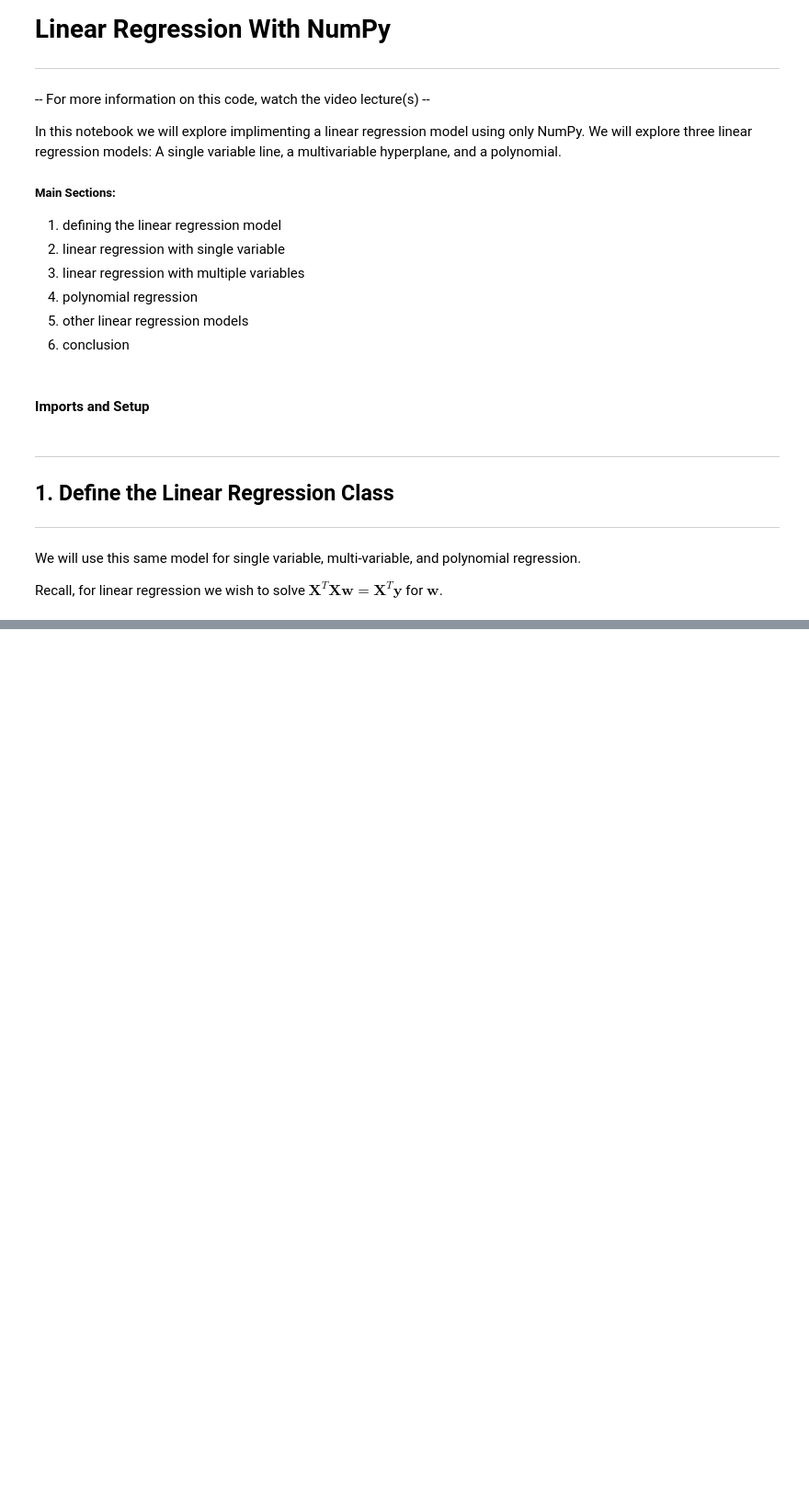
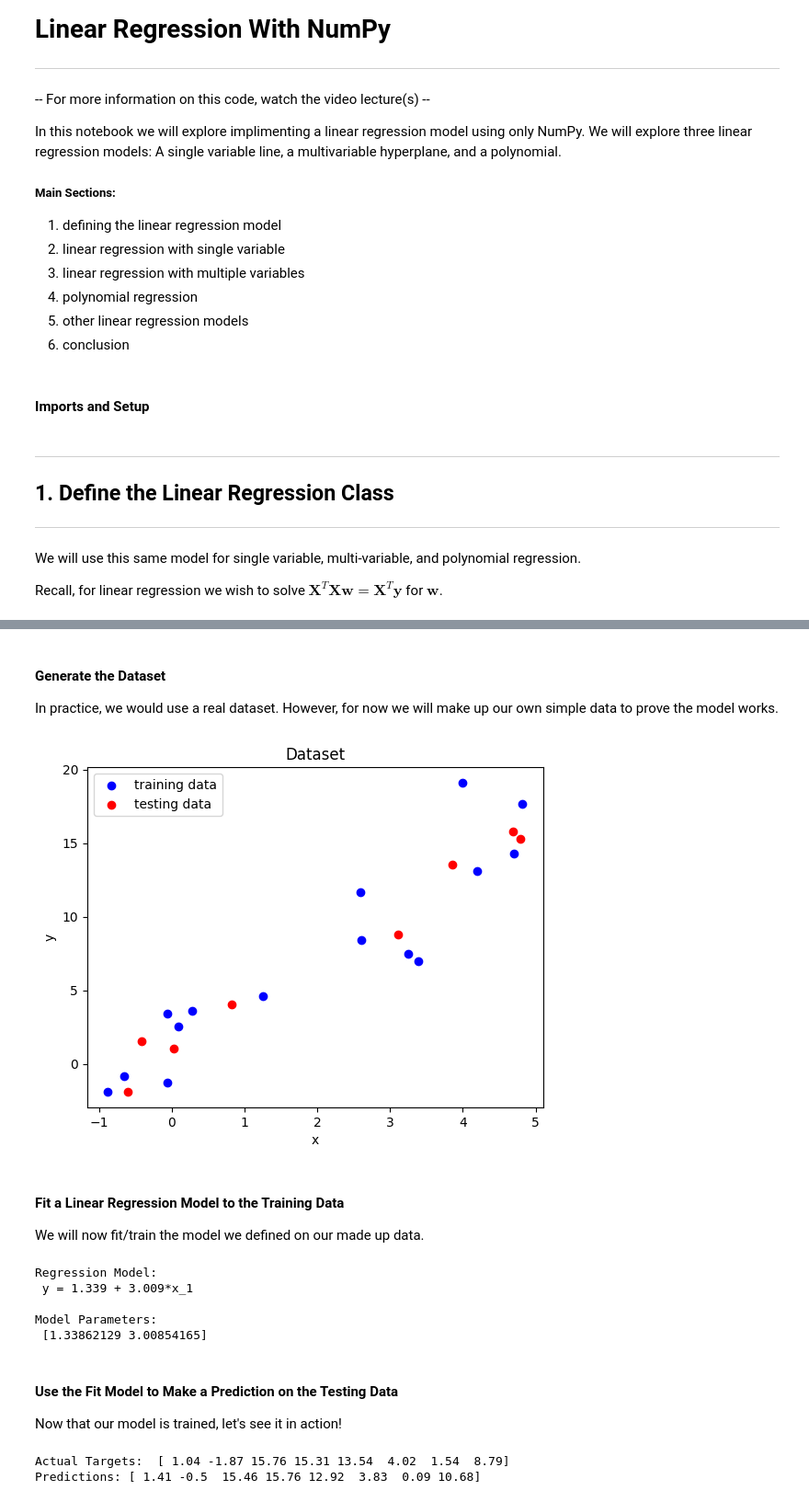
Before and after one commit to jacobdwatters/Machine-Learning-Basics, a Jupyter notebook: 01_linreg_numpy_new.ipynb, the cells around one changed output, grey strips where cells are left out. Shown at 92% size. Drawn from its saved outputs; the diff is of its cells as text; code cells hidden in the pictures; blank space fills up the shorter version.

```diff
--- a/01_linreg_numpy_new.ipynb
+++ b/01_linreg_numpy_new.ipynb
@@ -115,0 +181,59 @@ class LinearRegression:
+# %% [markdown]
+#### Generate the Dataset
+
+In practice, we would use a real dataset. However, for now we will make up our own simple data to prove the model works.
+# %%
+# Example line with some randomness.
+def line(x):
+    return 3*x + 2 + np.random.normal(0, 2, x.shape)
+
+np.random.seed(42)
+
+# Generate the training dataset.
+X_train1 = np.random.uniform(-1, 5, 15)
+y_train1 = line(X_train1)
+
+# Generate the testing dataset.
+X_test1 = np.random.uniform(-1, 5, 8)
+y_test1 = line(X_test1)
+
+# Plot the data.
+plt.scatter(X_train1, y_train1, c='b', label='training data')
+plt.scatter(X_test1, y_test1, c='r', label='testing data')
+plt.title('Dataset')
+plt.xlabel('x')
+plt.ylabel('y')
+plt.legend()
+plt.show()
+# %% [output]
+[figure, added]
+# %% [markdown]
+#### Fit a Linear Regression Model to the Training Data
+
+We will now fit/train the model we defined on our made up data.
+# %%
+# Create and fit model.
+linreg = LinearRegression()
+linreg.fit(X_train1, y_train1)
+
+print('Regression Model:\n', linreg, "\n")
+print('Model Parameters:\n', linreg.w)
+# %% [output]
+Regression Model:
+ y = 1.339 + 3.009*x_1
+
+Model Parameters:
+ [1.33862129 3.00854165]
+# %% [markdown]
+#### Use the Fit Model to Make a Prediction on the Testing Data
+
+Now that our model is trained, let's see it in action!
+# %%
+# Make a prediction with our model.
+y_pred1 = linreg.predict(X_test1)
+
+print('Actual Targets: ', np.round(y_test1, 2))
+print('Predictions:', np.round(y_pred1, 2))
+# %% [output]
+Actual Targets:  [ 1.04 -1.87 15.76 15.31 13.54  4.02  1.54  8.79]
+Predictions: [ 1.41 -0.5  15.46 15.76 12.92  3.83  0.09 10.68]
```
Also changed, not shown: parts of 19 cells of this notebook.
